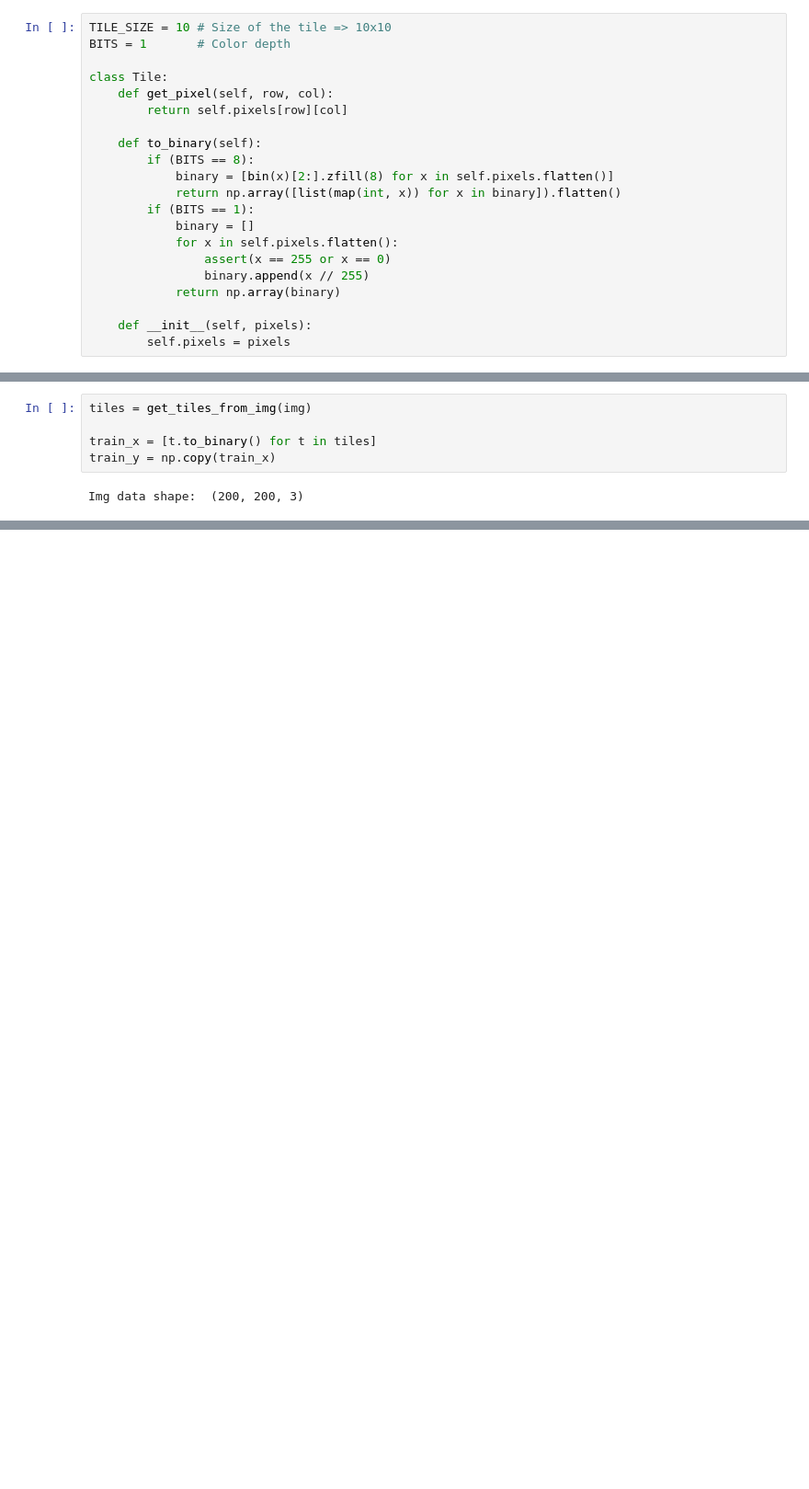
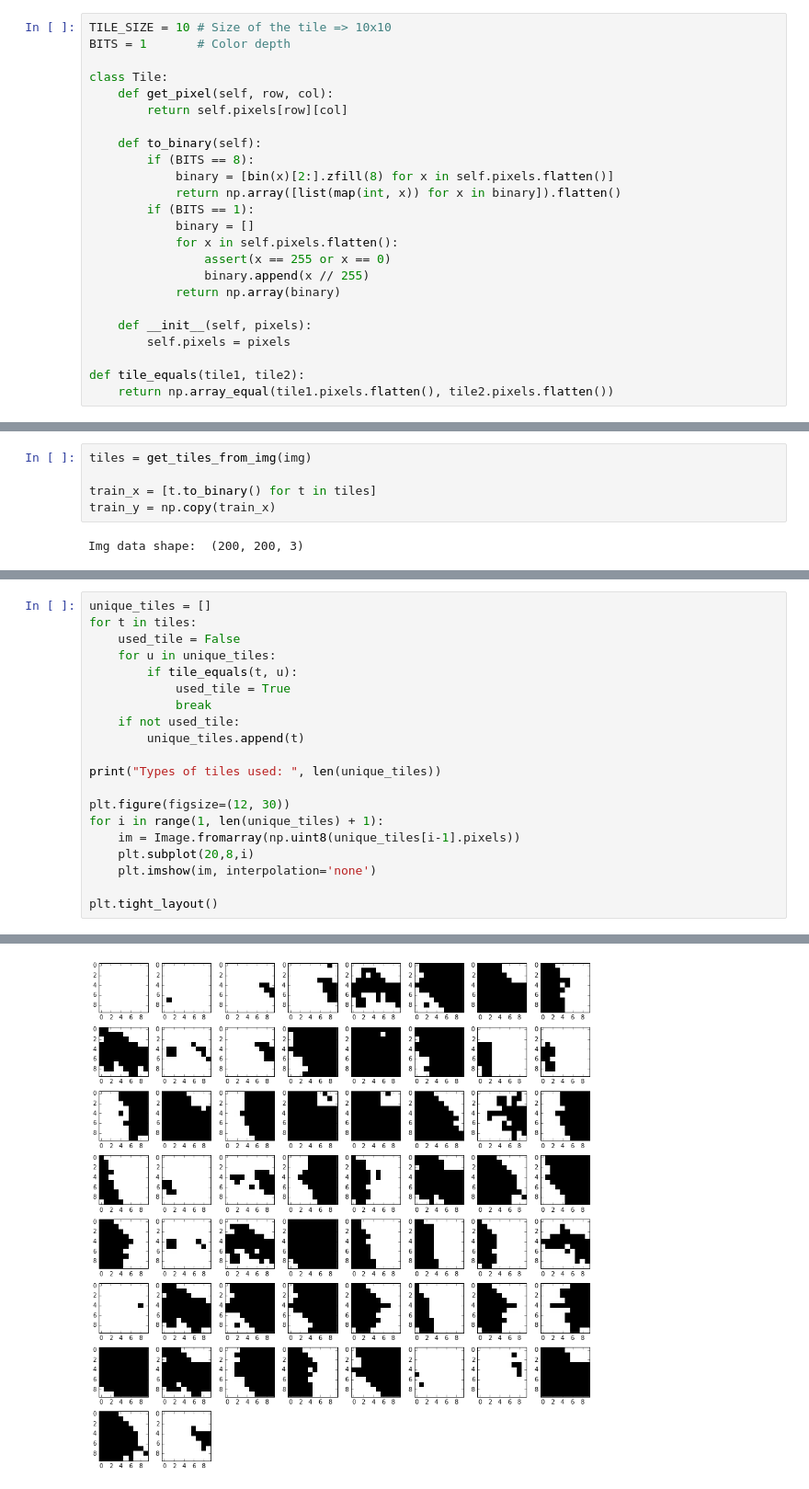
Before and after one commit to Honkl/MFF-NAIL060, a Jupyter notebook: 02/Tiles.ipynb, the cells around one changed output, grey strips where cells are left out. Shown: that part at 92% size. Saved outputs shown, nothing was run; the diff lists cells and outputs as text; blank space fills up the shorter version.

```diff
--- a/02/Tiles.ipynb
+++ b/02/Tiles.ipynb
@@ -36,6 +36,9 @@ class Tile:
 
     def __init__(self, pixels):
         self.pixels = pixels
+
+def tile_equals(tile1, tile2):
+    return np.array_equal(tile1.pixels.flatten(), tile2.pixels.flatten())
 # %%
 WIDTH = img.size[0]
 HEIGHT = img.size[1]
@@ -140,0 +145,21 @@ Model score (train data):  0.665
+# %%
+unique_tiles = []
+for t in tiles:
+    used_tile = False
+    for u in unique_tiles:
+        if tile_equals(t, u):
+            used_tile = True
+            break
+    if not used_tile:
+        unique_tiles.append(t)
+
+print("Types of tiles used: ", len(unique_tiles))
+
+plt.figure(figsize=(12, 30))
+for i in range(1, len(unique_tiles) + 1):
+    im = Image.fromarray(np.uint8(unique_tiles[i-1].pixels))
+    plt.subplot(20,8,i)
+    plt.imshow(im, interpolation='none')
+
+plt.tight_layout()
+# %% [output]
@@ -141,2 +167,3 @@ Model score (train data):  0.665
+[figure, added]
 # %%
 plt.plot(model.loss_curve_)
```
Also changed, not shown: parts of 4 cells of this notebook.
